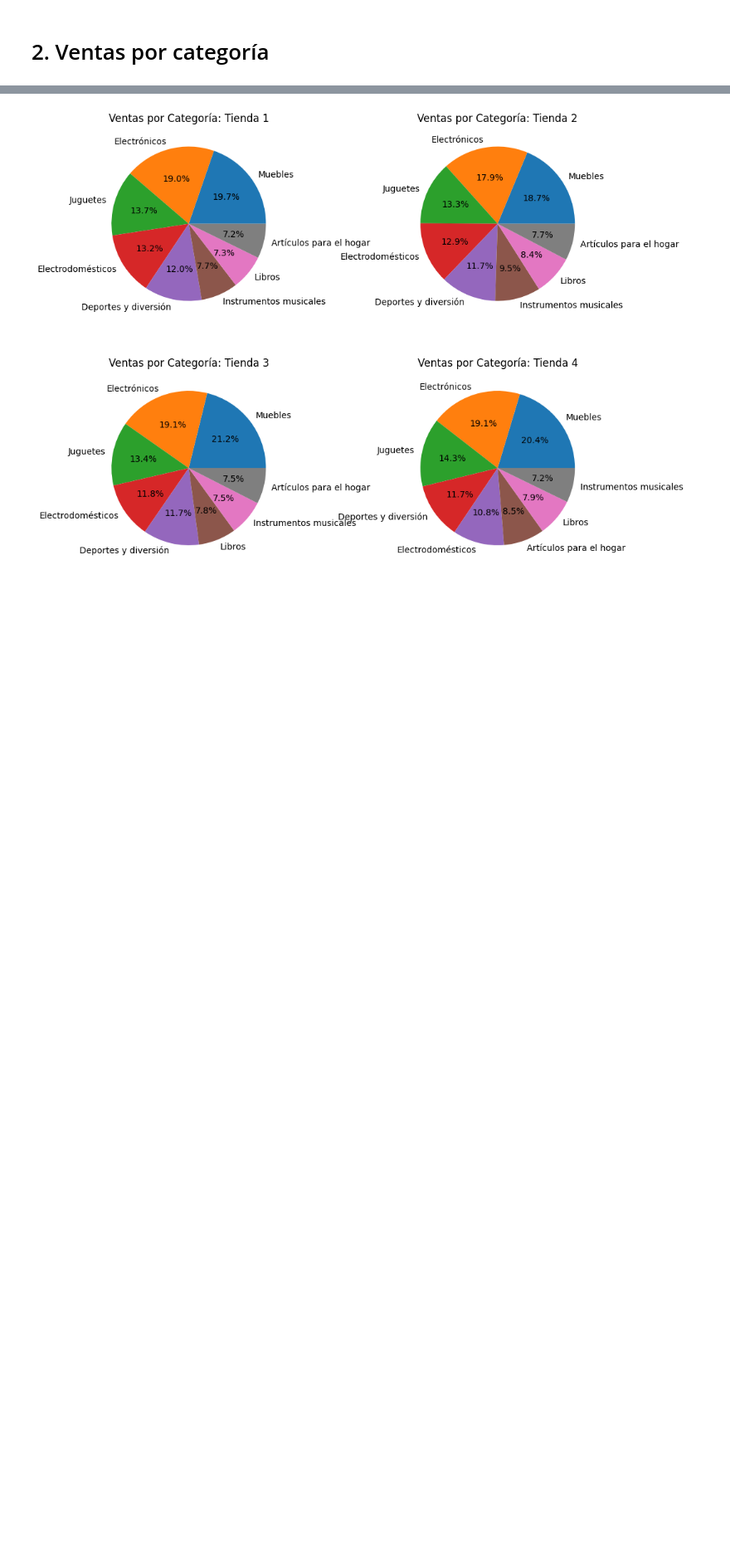
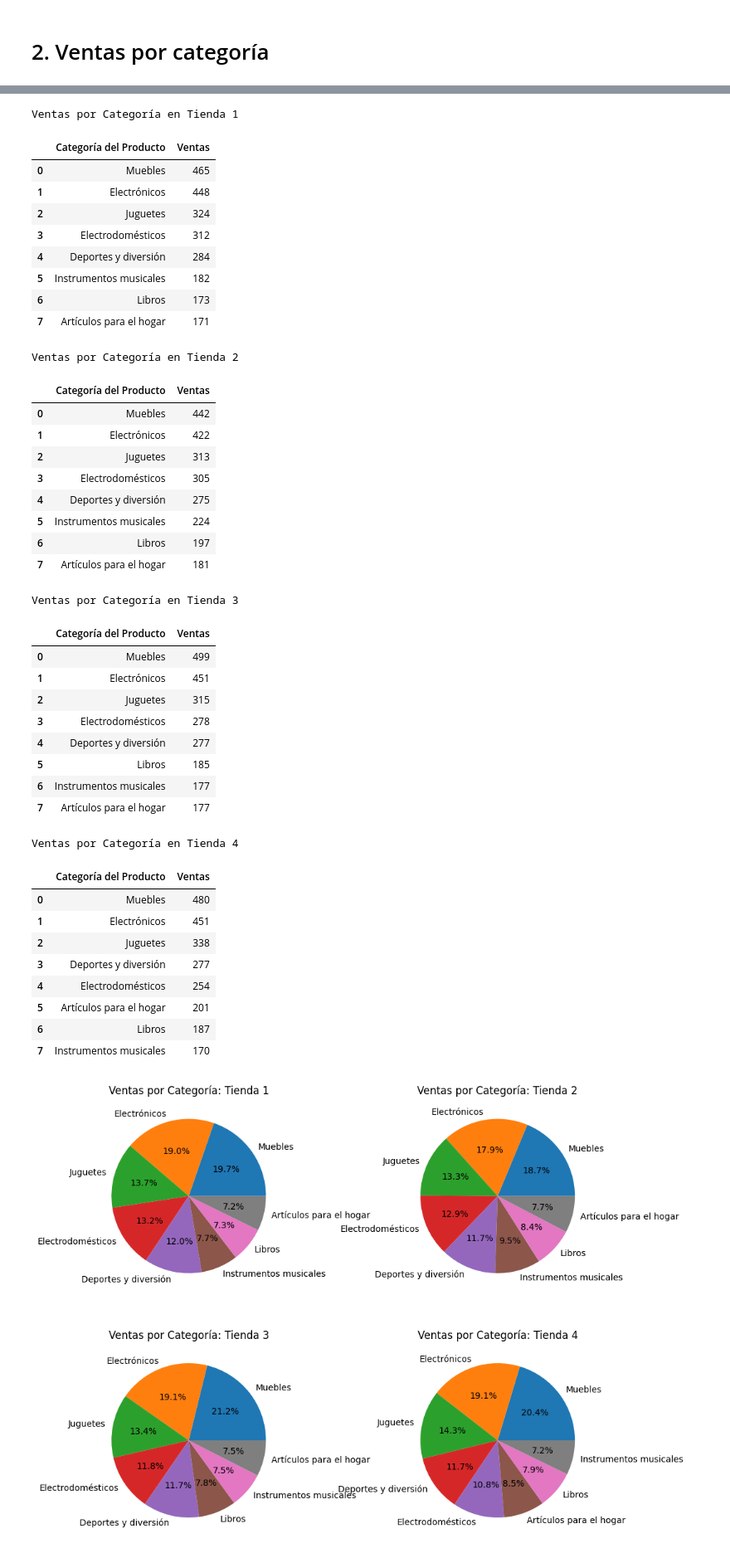
Before and after one commit to DMaraboli/Challenge-Alura-Store, a Jupyter notebook: AluraStoreLatam.ipynb, the cells around one changed output, grey strips where cells are left out. Shown: that part at 83% size. Drawn from its saved outputs; the diff is of its cells as text; code cells hidden in the pictures; blank space fills up the shorter version.

```diff
--- a/AluraStoreLatam.ipynb
+++ b/AluraStoreLatam.ipynb
@@ -91 +85,53 @@ print(conteo_producto_t4)
+# %%
+def crear_tabla (tienda, columna,n_tienda):
+  conteo_t = conteos(tienda, columna)
+  conteo_t_df = pd.DataFrame(list(conteo_t.items()), columns=[columna, 'Ventas'])
+  styled_df = conteo_t_df.style.set_caption(f'Ventas por Categoría en {n_tienda}').set_properties(subset=[columna, 'Ventas'], **{'text-align': 'left'})
+  return display(styled_df)
+
+crear_tabla(tienda, 'Categoría del Producto', 'Tienda 1')
+crear_tabla(tienda2, 'Categoría del Producto', 'Tienda 2')
+crear_tabla(tienda3, 'Categoría del Producto', 'Tienda 3')
+crear_tabla(tienda4, 'Categoría del Producto', 'Tienda 4')
+# %% [output]
+Ventas por Categoría en Tienda 1
+|  | Categoría del Producto | Ventas |
+| 0 | Muebles | 465 |
+| 1 | Electrónicos | 448 |
+| 2 | Juguetes | 324 |
+| 3 | Electrodomésticos | 312 |
+| 4 | Deportes y diversión | 284 |
+| 5 | Instrumentos musicales | 182 |
+| 6 | Libros | 173 |
+| 7 | Artículos para el hogar | 171 |
+Ventas por Categoría en Tienda 2
+|  | Categoría del Producto | Ventas |
+| 0 | Muebles | 442 |
+| 1 | Electrónicos | 422 |
+| 2 | Juguetes | 313 |
+| 3 | Electrodomésticos | 305 |
+| 4 | Deportes y diversión | 275 |
+| 5 | Instrumentos musicales | 224 |
+| 6 | Libros | 197 |
+| 7 | Artículos para el hogar | 181 |
+Ventas por Categoría en Tienda 3
+|  | Categoría del Producto | Ventas |
+| 0 | Muebles | 499 |
+| 1 | Electrónicos | 451 |
+| 2 | Juguetes | 315 |
+| 3 | Electrodomésticos | 278 |
+| 4 | Deportes y diversión | 277 |
+| 5 | Libros | 185 |
+| 6 | Instrumentos musicales | 177 |
+| 7 | Artículos para el hogar | 177 |
+Ventas por Categoría en Tienda 4
+|  | Categoría del Producto | Ventas |
+| 0 | Muebles | 480 |
+| 1 | Electrónicos | 451 |
+| 2 | Juguetes | 338 |
+| 3 | Deportes y diversión | 277 |
+| 4 | Electrodomésticos | 254 |
+| 5 | Artículos para el hogar | 201 |
+| 6 | Libros | 187 |
+| 7 | Instrumentos musicales | 170 |
 # %%
```
Also changed, not shown: parts of 16 cells of this notebook.
